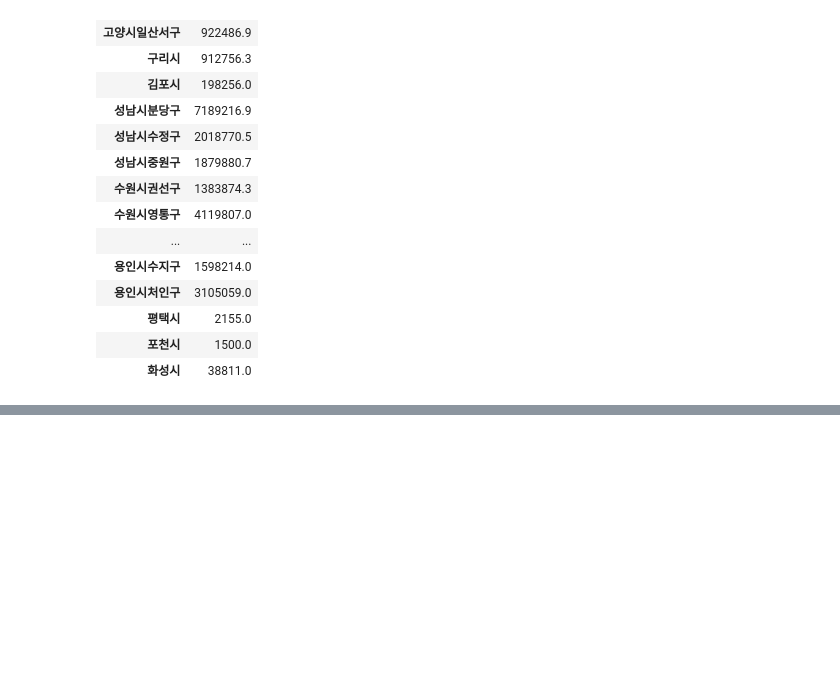
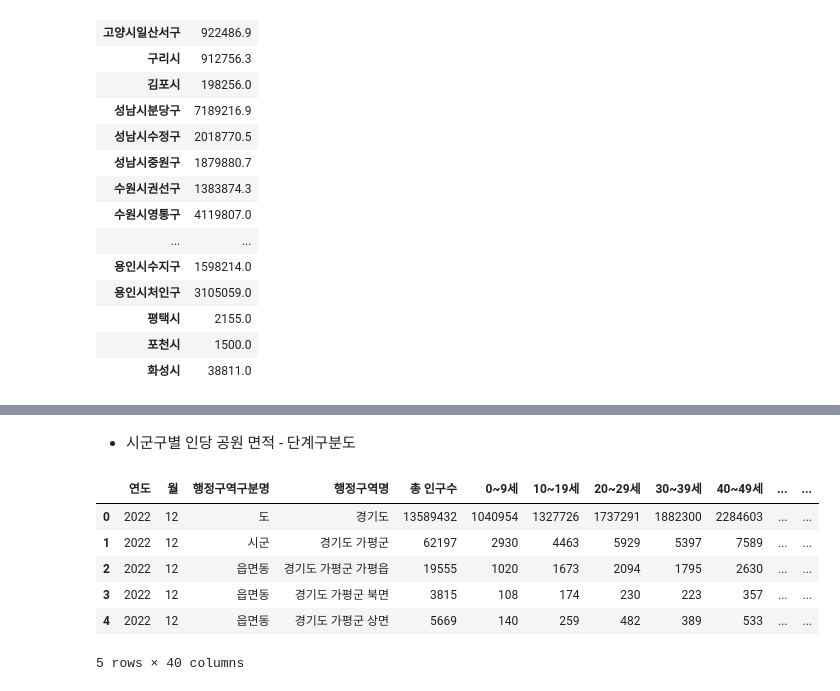
Before and after one commit to hyangshim/DataAnalysis_lecture-2023.04, a Jupyter notebook: 04. 지도시각화/98.경기도 공원면적.ipynb, the cells around one changed output, grey strips where cells are left out. Drawn from its saved outputs; the diff is of its cells as text; code cells hidden in the pictures; blank space fills up the shorter version.

```diff
--- a/04. 지도시각화/98.경기도 공원면적.ipynb
+++ b/04. 지도시각화/98.경기도 공원면적.ipynb
@@ -139,0 +193,14 @@ df
+# %% [markdown]
+   - 시군구별 인당 공원 면적
+    - 단계구분도
+# %%
+pop = pd.read_csv('../02.Pandas/data/주민등록인구집계현황 (1).csv', encoding='euc-kr')
+pop.head()
+# %% [output]
+|  | 연도 | 월 | 행정구역구분명 | 행정구역명 | 총 인구수 | 0~9세 | 10~19세 | 20~29세 | 30~39세 | 40~49세 | ... | ... |
+| 0 | 2022 | 12 | 도 | 경기도 | 13589432 | 1040954 | 1327726 | 1737291 | 1882300 | 2284603 | ... | ... |
+| 1 | 2022 | 12 | 시군 | 경기도 가평군 | 62197 | 2930 | 4463 | 5929 | 5397 | 7589 | ... | ... |
+| 2 | 2022 | 12 | 읍면동 | 경기도 가평군 가평읍 | 19555 | 1020 | 1673 | 2094 | 1795 | 2630 | ... | ... |
+| 3 | 2022 | 12 | 읍면동 | 경기도 가평군 북면 | 3815 | 108 | 174 | 230 | 223 | 357 | ... | ... |
+| 4 | 2022 | 12 | 읍면동 | 경기도 가평군 상면 | 5669 | 140 | 259 | 482 | 389 | 533 | ... | ... |
+5 rows × 40 columns
```
Also changed, not shown: parts of 18 cells of this notebook.
